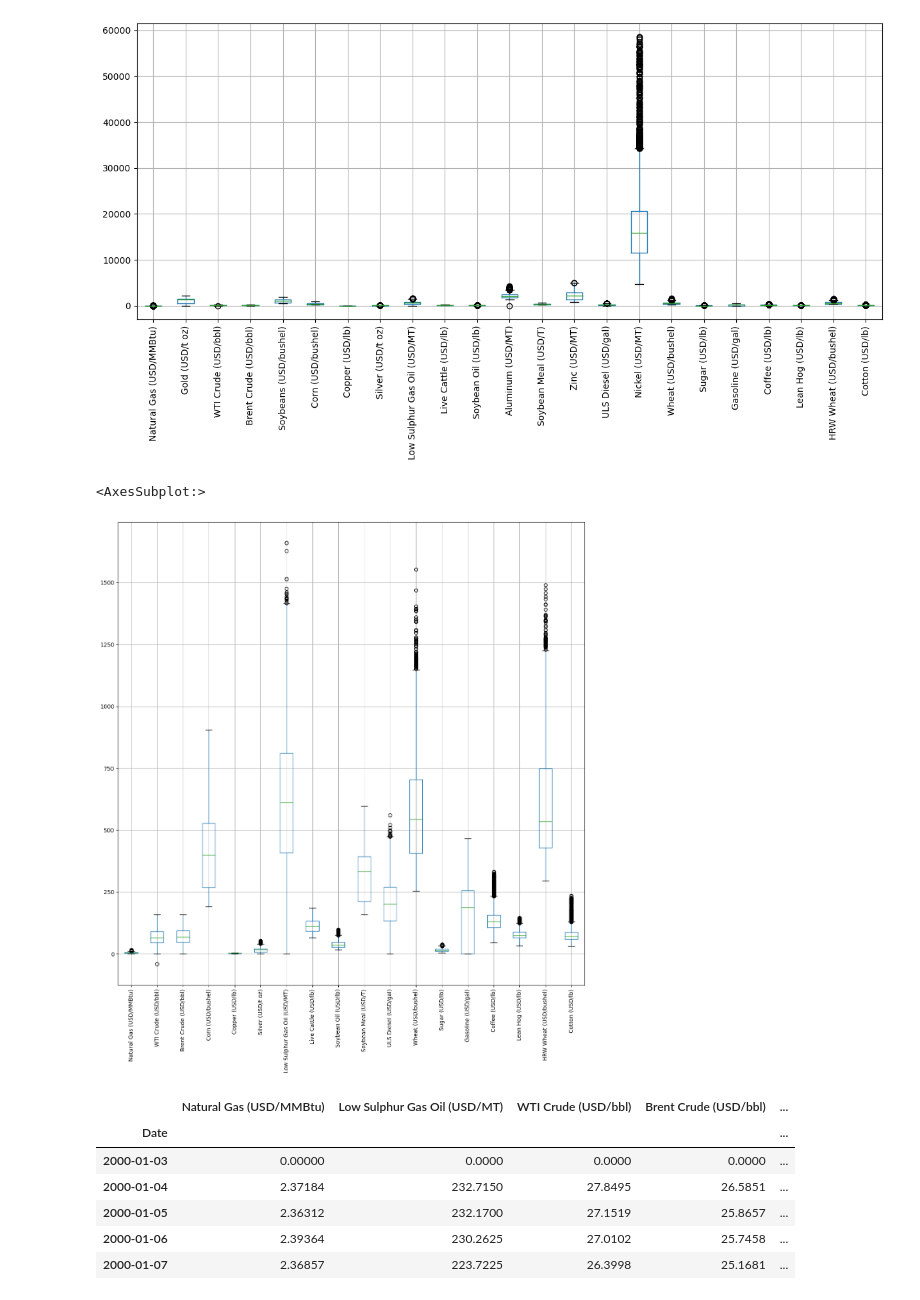
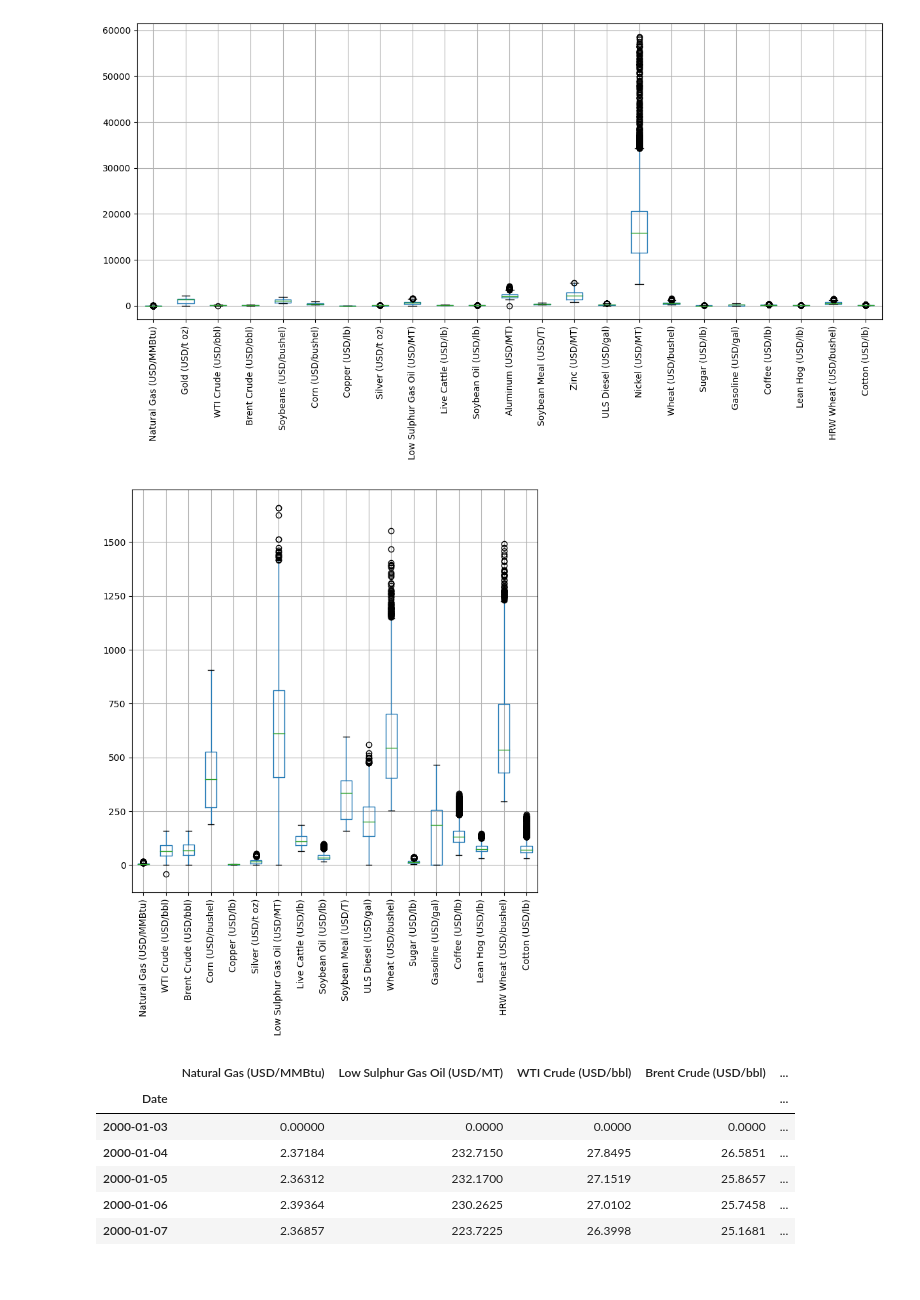
Before and after one commit to dylanmcgullam/Group-Project-1, a Jupyter notebook: commodities.ipynb, the cells around one changed output. Cells and saved outputs as stored; diff of their text form; code cells hidden in the pictures.

```diff
--- a/commodities.ipynb
+++ b/commodities.ipynb
@@ -113,10 +95,10 @@ usd_commodities.boxplot(rot=90, figsize=(15,6))
 <AxesSubplot:>
 [figure]
 # %%
-usd_commodities.drop(["Nickel (USD/MT)","Gold (USD/t oz)","Soybeans (USD/bushel)", "Aluminum (USD/MT)","Zinc (USD/MT)"],axis=1).boxplot(rot=90, figsize=(15,15))
+usd_commodities.drop(["Nickel (USD/MT)","Gold (USD/t oz)","Soybeans (USD/bushel)", "Aluminum (USD/MT)","Zinc (USD/MT)"],axis=1).boxplot(rot=90, figsize=(8,8))
+plt.show()
 # %% [output]
-<AxesSubplot:>
-[figure, old version]
+[figure, new version]
 # %%
 energy = usd_commodities[['Natural Gas (USD/MMBtu)', 'Low Sulphur Gas Oil (USD/MT)', 'WTI Crude (USD/bbl)', 'Brent Crude (USD/bbl)', 'ULS Diesel (USD/gal)', 'Gasoline (USD/gal)']]
 energy.head()
```
Also changed, not shown: parts of 20 cells of this notebook, 9 other files.
